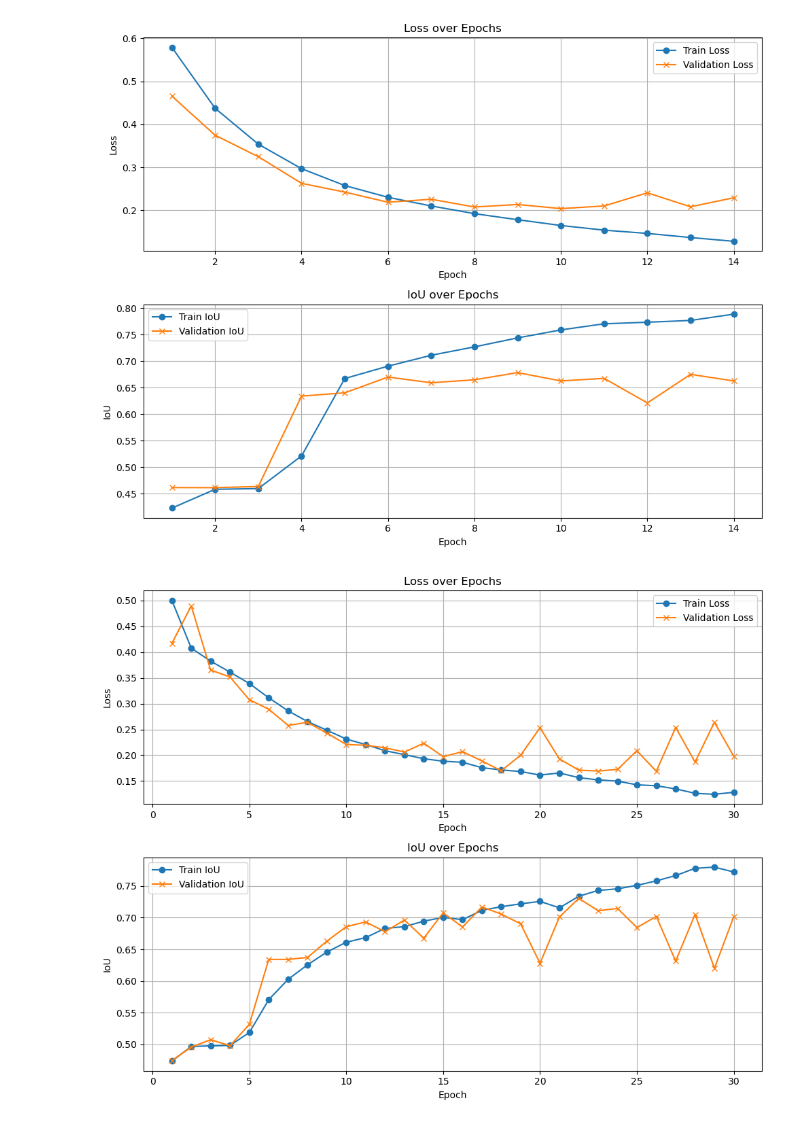
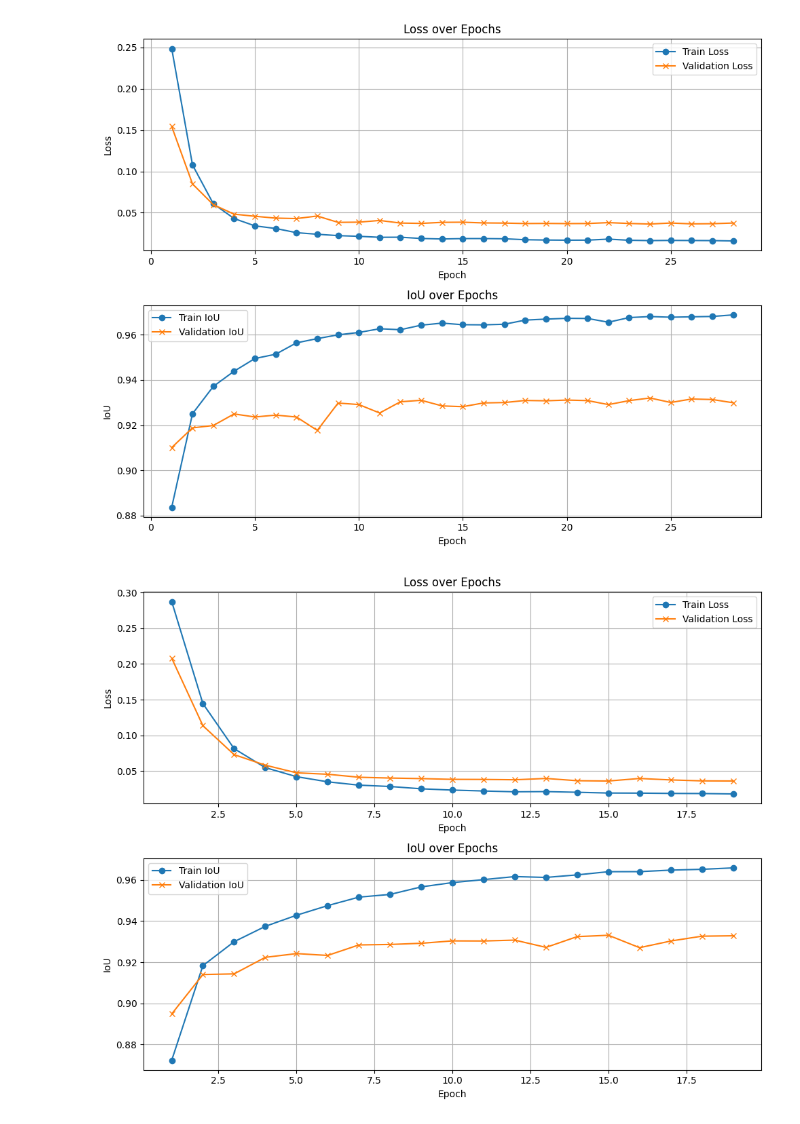
Before and after one commit to duchieuvn/oth-cvision, a Jupyter notebook: nb/eval.ipynb, the cells around one changed output. Saved outputs shown, nothing was run; the diff lists cells and outputs as text; code cells hidden in the pictures.

```diff
--- a/nb/eval.ipynb
+++ b/nb/eval.ipynb
@@ -3,7 +3,7 @@ import json
 import matplotlib.pyplot as plt
 
 
-metrics_path = '../results/BUSI/train/UNetPlusPlusSum_metrics.json'
+metrics_path = '../results/train/DynamicNuclear/unet_concat_metrics_26060907.json'
 with open(metrics_path, 'r') as f:
     metrics = json.load(f)
 
@@ -39,13 +39,13 @@ axs[1].grid(True)
 plt.tight_layout()
 plt.show()
 # %% [output]
-[figure, old version]
+[figure, new version]
 # %%
 import json
 import matplotlib.pyplot as plt
 
 
-metrics_path = '../results/BUSI/train/UNetConcat_metrics.json'
+metrics_path = '../results/train/DynamicNuclear/unet_sum_metrics_26064129.json'
 with open(metrics_path, 'r') as f:
     metrics = json.load(f)
 
@@ -54,31 +54,31 @@ epochs = [entry['epoch'] for entry in metrics]
 train_loss = [entry['train_loss'] for entry in metrics]
 val_loss = [entry['val_loss'] for entry in metrics]
 train_iou = [entry['train_iou'] for entry in metrics]
 val_iou = [entry['val_iou'] for entry in metrics]
 epoch_time = [entry['epoch_time'] for entry in metrics]
 
 # Create subplots: Loss and IoU
 fig, axs = plt.subplots(2, 1, figsize=(10, 8))
 
 # Plot Loss
 axs[0].plot(epochs, train_loss, label='Train Loss', marker='o')
 axs[0].plot(epochs, val_loss, label='Validation Loss', marker='x')
 axs[0].set_title('Loss over Epochs')
 axs[0].set_xlabel('Epoch')
 axs[0].set_ylabel('Loss')
 axs[0].legend()
 axs[0].grid(True)
 
 # Plot IoU
 axs[1].plot(epochs, train_iou, label='Train IoU', marker='o')
 axs[1].plot(epochs, val_iou, label='Validation IoU', marker='x')
 axs[1].set_title('IoU over Epochs')
 axs[1].set_xlabel('Epoch')
 axs[1].set_ylabel('IoU')
 axs[1].legend()
 axs[1].grid(True)
 
 plt.tight_layout()
 plt.show()
 # %% [output]
-[figure, old version]
+[figure, new version]
```
Also changed, not shown: 17 other files.
